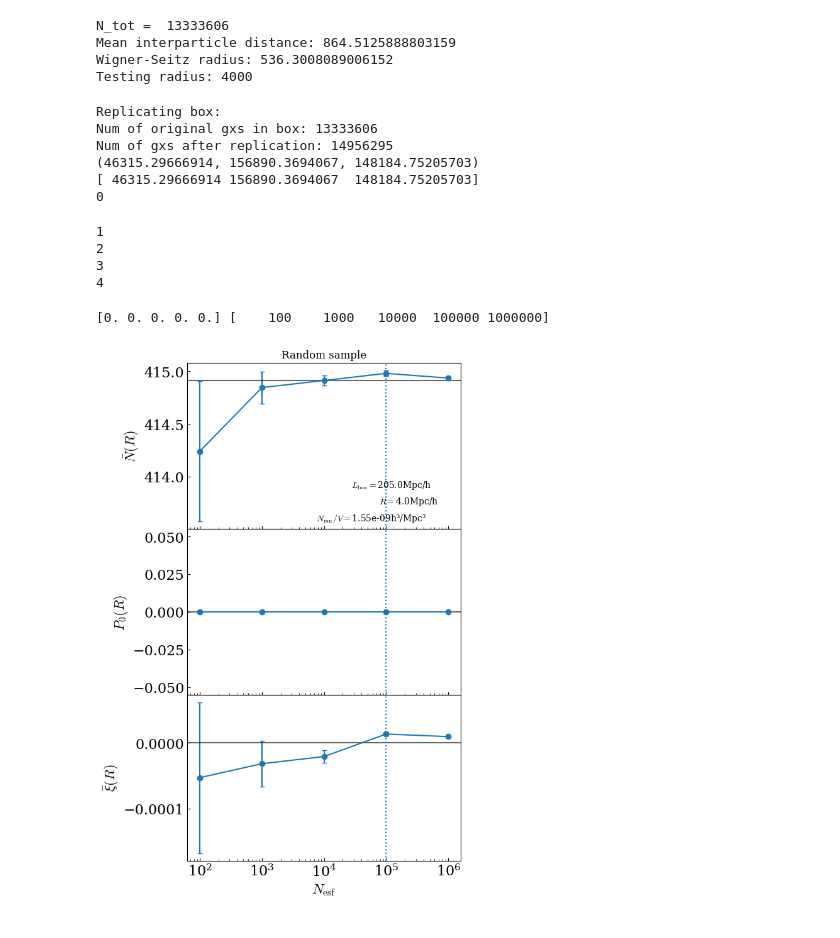
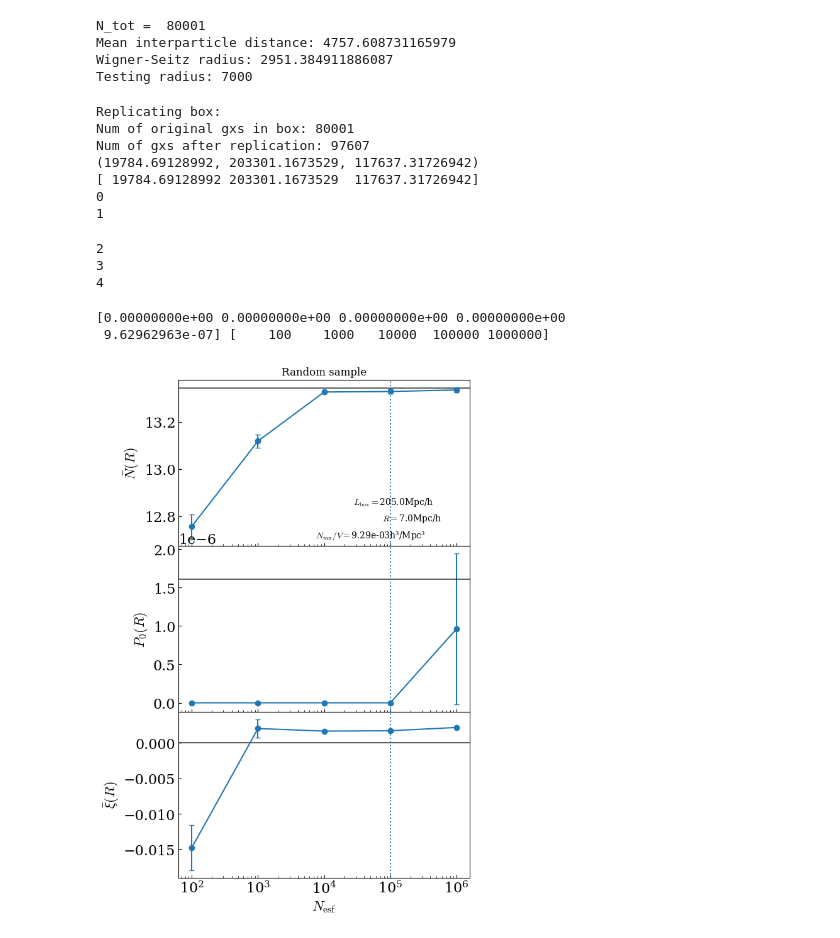
Before and after one commit to FedeDavilaKurban/VPF, a Jupyter notebook: stability_randoms_plot.ipynb, the cells around one changed output. Drawn from its saved outputs; the diff is of its cells as text; code cells hidden in the pictures.

```diff
--- a/stability_randoms_plot.ipynb
+++ b/stability_randoms_plot.ipynb
@@ -4,7 +4,7 @@ import matplotlib.pyplot as plt
 from cicTools import cic_stats, cic_stats_jk
 from scipy import spatial
 
-r = 4000
+r = 7000
 lbox = 205000
 nran = 13333606
 seed = 8182379
@@ -14,11 +14,11 @@ ranpos = float(lbox)*np.random.rand(nran,3)
 ##########
 # Diluir
 ##########
-# ngxs=0.01
-# np.random.seed(0)
-# ids = np.random.choice(len(ranpos),size=int(len(ranpos)*ngxs))
-# ranpos = ranpos[ids]
-# nran = len(ranpos)
+ngxs=0.006
+np.random.seed(0)
+ids = np.random.choice(len(ranpos),size=int(len(ranpos)*ngxs))
+ranpos = ranpos[ids]
+nran = len(ranpos)
 
 #ran_tree = spatial.cKDTree(ranpos)
 print('N_tot = ',nran)
@@ -26,10 +26,10 @@ print('Mean interparticle distance:',(lbox**3/nran)**(1/3))
 print('Wigner-Seitz radius:',(3*lbox**3/(4*np.pi*nran))**(1/3))
 print('Testing radius:',r)
 # %% [output]
-N_tot =  13333606
-Mean interparticle distance: 864.5125888803159
-Wigner-Seitz radius: 536.3008089006152
-Testing radius: 4000
+N_tot =  80001
+Mean interparticle distance: 4757.608731165979
+Wigner-Seitz radius: 2951.384911886087
+Testing radius: 7000
 # %%
 
 ns = np.geomspace(100,1000000,5).astype(int)
@@ -62,8 +62,8 @@ newgxs = perrep(gxs,lbox,r)
 print(f'Num of original gxs in box: {len(gxs)}\n\
 Num of gxs after replication: {len(newgxs)}')
 newgxs1=np.column_stack([newgxs['x'].data,newgxs['y'].data,newgxs['z'].data])
-print(gxs.as_array()[0])
-print(newgxs1[0])
+print(gxs.as_array()[0:3])
+print(newgxs1[0:3])
 ran_tree = spatial.cKDTree(newgxs1)
 
 ######
@@ -80,12 +80,12 @@ np.savez(namefile,chi, NXi, P0, N_mean, xi_mean, \
     chi_std, NXi_std, P0_std, N_mean_std,xi_mean_std)
 # %% [output]
 Replicating box:
-Num of original gxs in box: 13333606
-Num of gxs after replication: 14956295
-(46315.29666914, 156890.3694067, 148184.75205703)
-[ 46315.29666914 156890.3694067  148184.75205703]
+Num of original gxs in box: 80001
+Num of gxs after replication: 97607
+(19784.69128992, 203301.1673529, 117637.31726942)
+[ 19784.69128992 203301.1673529  117637.31726942]
 0
+1
-1
 2
 3
 4
@@ -157,7 +157,7 @@ ax1.text(.6,.25,r'$L_\mathrm{box}=$'+f'{lbox/1000.}Mpc/h', \
          transform=ax1.transAxes)
 ax1.text(.7,.15,r'$R=$'+f'{r/1000.}'+'Mpc/h', \
          transform=ax1.transAxes)
-ax1.text(.47,.05,r'$N_\mathrm{ran}/V=$'+f'{nran/lbox**3:.2e}'+\
+ax1.text(.47,.05,r'$N_\mathrm{ran}/V=$'+f'{nran/(lbox/1000.)**3:.2e}'+\
          'h\u00b3/Mpc\u00b3', \
          transform=ax1.transAxes)
 
@@ -169,33 +169,34 @@ P0
 """
 P0_ran = np.exp(-(nran/lbox**3)*(4./3.)*np.pi*r**3) #theoretical value of P0 for poisson dist.
 ax2.errorbar(ns,P0,yerr=P0err,marker='o',capsize=3)
 ax2.axhline(P0_ran,color='k',alpha=.6)
 ax2.axvline(1e5,ls=':')
 
 ax2.set_ylabel(r'$P_0(R)$',fontsize=fs)
 ax2.set_xscale('log')
 
 """
 Xi_mean
 """
 ax3.errorbar(ns,xi_mean,yerr=xi_mean_std,marker='o',capsize=3)
 
 ax3.axhline(0,color='k',alpha=.6)
 ax3.axvline(1e5,ls=':')
 
 ax3.set_xlabel(r'$N_\mathrm{esf}$',fontsize=fs)
 ax3.set_ylabel(r'$\bar{\xi}(R)$',fontsize=fs)
 ax3.set_xscale('log')
 
 ax1.set_xticklabels([])
 ax2.set_xticklabels([])
 
 ax1.set_title('Random sample')
 plt.tight_layout()
 fig.subplots_adjust(hspace=0.0)
-plt.savefig(f'../plots/stability_randoms_jk_{r}kpc.png')
+#plt.savefig(f'../plots/stability_randoms_jk_{r}kpc.png')
 #plt.savefig('../plots/stability_randoms_jk.pdf')
 plt.show()
 # %% [output]
-[0. 0. 0. 0. 0.] [    100    1000   10000  100000 1000000]
+[0.00000000e+00 0.00000000e+00 0.00000000e+00 0.00000000e+00
+ 9.62962963e-07] [    100    1000   10000  100000 1000000]
-[figure, old version]
+[figure, new version]
```
Also changed, not shown: 1 other file.
